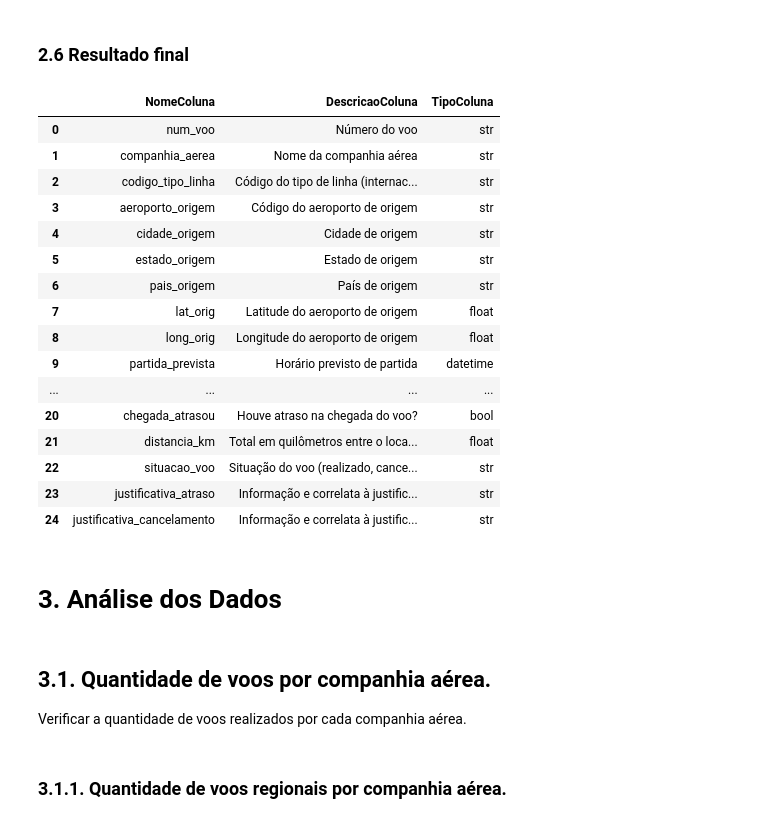
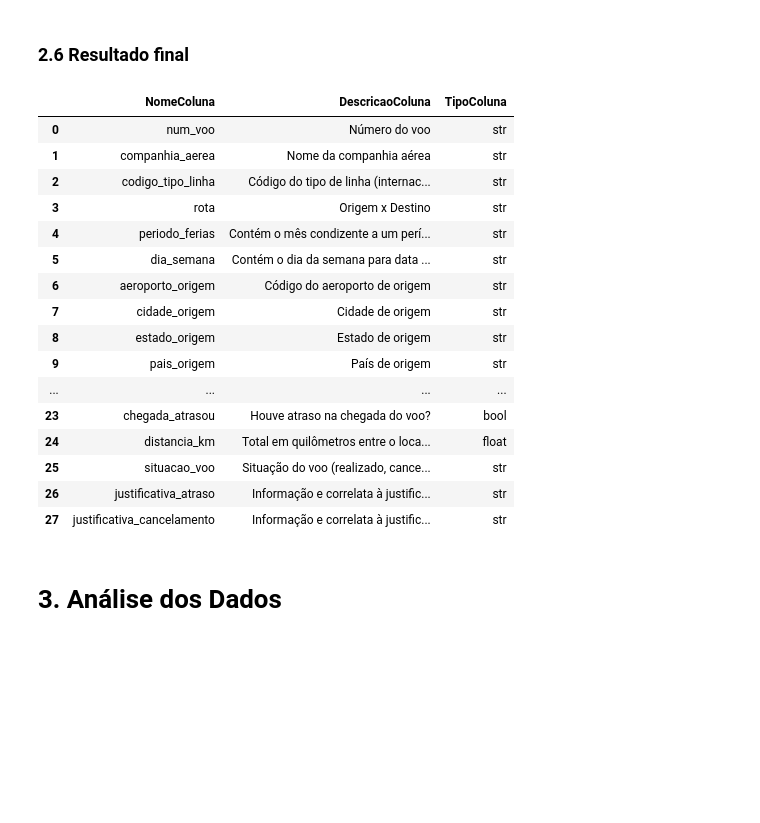
Before and after one commit to rderoncio/a3_bigdata_analisedados, a Jupyter notebook: A3/anac_análise_exploratória.ipynb, the cells around one changed output. Drawn from its saved outputs; the diff is of its cells as text; code cells hidden in the pictures; blank space fills up the shorter version.

```diff
--- a/A3/anac_análise_exploratória.ipynb
+++ b/A3/anac_análise_exploratória.ipynb
@@ -186,3 +209,9 @@ flights_dataframe['justificativa_cancelamento'] = np.where(
+# %%
+AnacVoos.dados['dia_semana'] = pd.to_datetime(AnacVoos.dados['partida_prevista'], dayfirst=True).dt.strftime('%A')
+
+AnacVoos.dados['dia_semana'] = AnacVoos.dados['dia_semana'].apply(
+    lambda row : Utils.atribuir_dia_semana(row)
+)
 # %% [markdown]
 ## 2.4. Mapeamento de Dados
 Para melhorar a análise e interpretação dos dados os seguintes atributos serão modificados:
@@ -194,49 +223,49 @@ Para melhorar a análise e interpretação dos dados os seguintes atributos ser
 # %% [markdown]
 ### 2.4.1. Removendo 'N/I' por um valor ''/string.empty
 # %%
-for coluna in flights_dataframe.columns:
-    flights_dataframe[coluna] = flights_dataframe[coluna].replace('N/I', '')
+for coluna in AnacVoos.dados.columns:
+    AnacVoos.dados[coluna] = AnacVoos.dados[coluna].replace('N/I', '')
 # %% [markdown]
 ### 2.4.2. Removendo np.NaN por um valor None
 # %%
-flights_dataframe.fillna(value='', inplace=True)
+AnacVoos.dados.fillna(value='', inplace=True)
 # %% [markdown]
 ### 2.5. Reordenando as colunas de forma semântica
 # %%
-flights_dataframe = flights_dataframe.reindex(columns=Utils.nomes_colunas(), index=None)
-flights_dataframe.drop('codigo_justificativa', axis=1, inplace=True)
+AnacVoos.dados = AnacVoos.dados.reindex(
+    columns=Utils.nomes_colunas(), index=None)
+AnacVoos.dados.drop('codigo_justificativa', axis=1, inplace=True)
 
-dataframe = flights_dataframe
+# garantindo que não houveram alterações no volume de dados
+AnacVoos.dados_solidos = len(AnacVoos.dados.index) == AnacVoos.total_registros
 # %% [markdown]
 ### 2.6 Resultado final
 # %%
 columns = ['NomeColuna', 'DescricaoColuna', 'TipoColuna']
-values = [[value, Utils.descricao_coluna(value), Utils.tipo_coluna(value).__name__] for value in dataframe.columns]
+values = [[value, Utils.descricao_coluna(value), Utils.tipo_coluna(
+    value).__name__] for value in AnacVoos.dados.columns]
 
 pd.DataFrame(data=values, columns=columns).style.set_table_styles([
-            dict(selector='th', props=[('text-align', 'center')]),
-            dict(selector='td', props=[('text-align', 'center')])
-            ])
+    dict(selector='th', props=[('text-align', 'center')]),
+    dict(selector='td', props=[('text-align', 'center')])
+])
 # %% [output]
 |  | NomeColuna | DescricaoColuna | TipoColuna |
 | 0 | num_voo | Número do voo | str |
 | 1 | companhia_aerea | Nome da companhia aérea | str |
 | 2 | codigo_tipo_linha | Código do tipo de linha (internac... | str |
-| 3 | aeroporto_origem | Código do aeroporto de origem | str |
-| 4 | cidade_origem | Cidade de origem | str |
-| 5 | estado_origem | Estado de origem | str |
-| 6 | pais_origem | País de origem | str |
-| 7 | lat_orig | Latitude do aeroporto de origem | float |
-| 8 | long_orig | Longitude do aeroporto de origem | float |
-| 9 | partida_prevista | Horário previsto de partida | datetime |
+| 3 | rota | Origem x Destino | str |
+| 4 | periodo_ferias | Contém o mês condizente a um perí... | str |
+| 5 | dia_semana | Contém o dia da semana para data ... | str |
+| 6 | aeroporto_origem | Código do aeroporto de origem | str |
+| 7 | cidade_origem | Cidade de origem | str |
+| 8 | estado_origem | Estado de origem | str |
+| 9 | pais_origem | País de origem | str |
 | ... | ... | ... | ... |
-| 20 | chegada_atrasou | Houve atraso na chegada do voo? | bool |
-| 21 | distancia_km | Total em quilômetros entre o loca... | float |
-| 22 | situacao_voo | Situação do voo (realizado, cance... | str |
-| 23 | justificativa_atraso | Informação e correlata à justific... | str |
-| 24 | justificativa_cancelamento | Informação e correlata à justific... | str |
+| 23 | chegada_atrasou | Houve atraso na chegada do voo? | bool |
+| 24 | distancia_km | Total em quilômetros entre o loca... | float |
+| 25 | situacao_voo | Situação do voo (realizado, cance... | str |
+| 26 | justificativa_atraso | Informação e correlata à justific... | str |
+| 27 | justificativa_cancelamento | Informação e correlata à justific... | str |
 # %% [markdown]
 # 3. Análise dos Dados
-# %% [markdown]
-## 3.1. Quantidade de voos por companhia aérea.
-Verificar a quantidade de voos realizados por cada companhia aérea.
@@ -245,2 +271,0 @@ voos_por_cia_area = Fligths.voos_por_cia_area_groupby(dataframe, result_reset_in
-# %% [markdown]
-### 3.1.1. Quantidade de voos regionais por companhia aérea.
```
Also changed, not shown: parts of 44 cells of this notebook, 1 other file.
